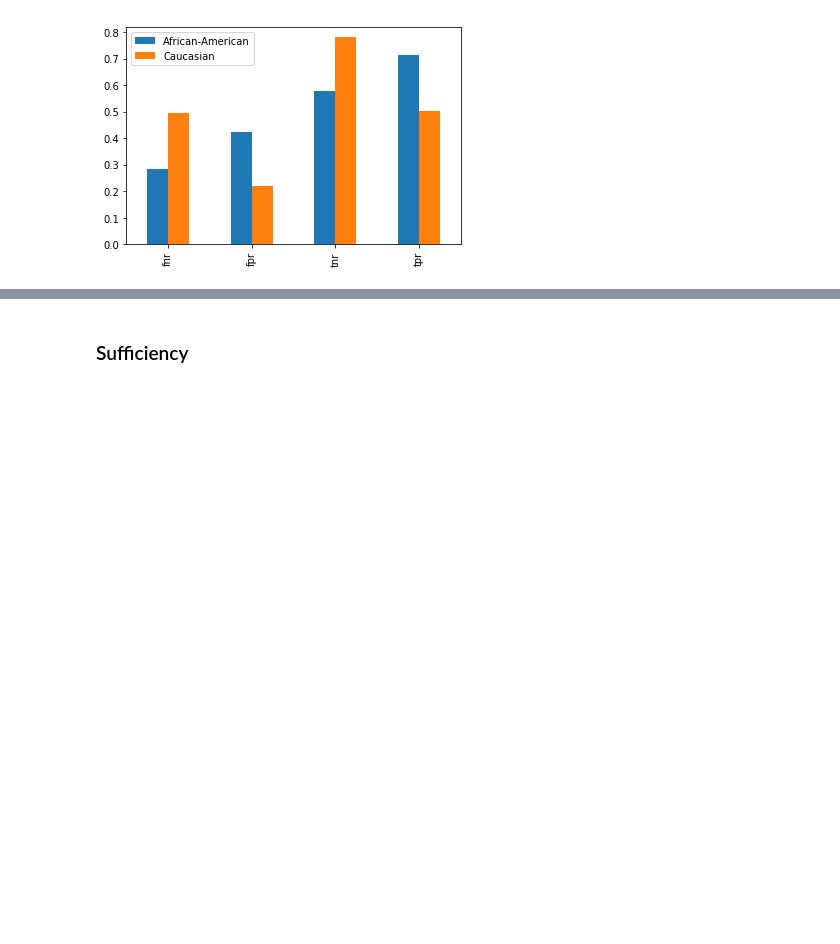
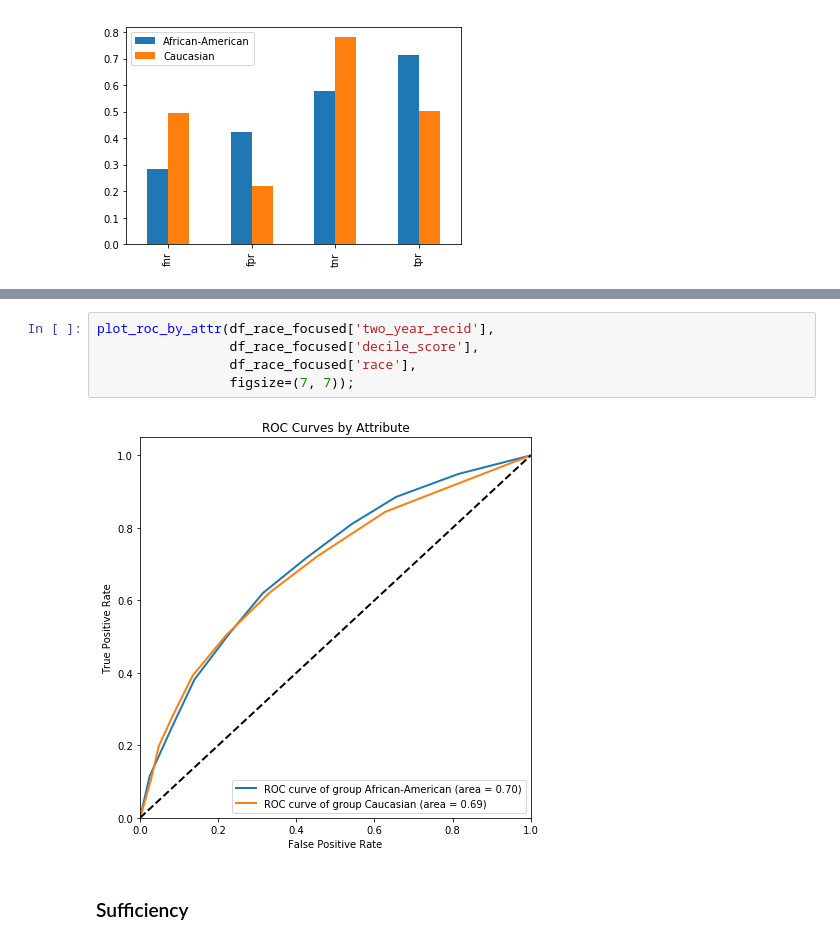
Before and after one commit to ResponsiblyAI/responsibly, a Jupyter notebook: docs/notebooks/demo-compas-analysis.ipynb, the cells around one changed output, grey strips where cells are left out. Cells and saved outputs as stored; diff of their text form; blank space fills up the shorter version.

```diff
--- a/docs/notebooks/demo-compas-analysis.ipynb
+++ b/docs/notebooks/demo-compas-analysis.ipynb
@@ -216,3 +219,10 @@ sep_cmp
+# %%
+plot_roc_by_attr(df_race_focused['two_year_recid'],
+                 df_race_focused['decile_score'],
+                 df_race_focused['race'],
+                 figsize=(7, 7));
+# %% [output]
+[figure, added]
 # %% [markdown]
 ### Sufficiency
 # %%
```
Also changed, not shown: parts of 5 cells of this notebook, 1 other file.
